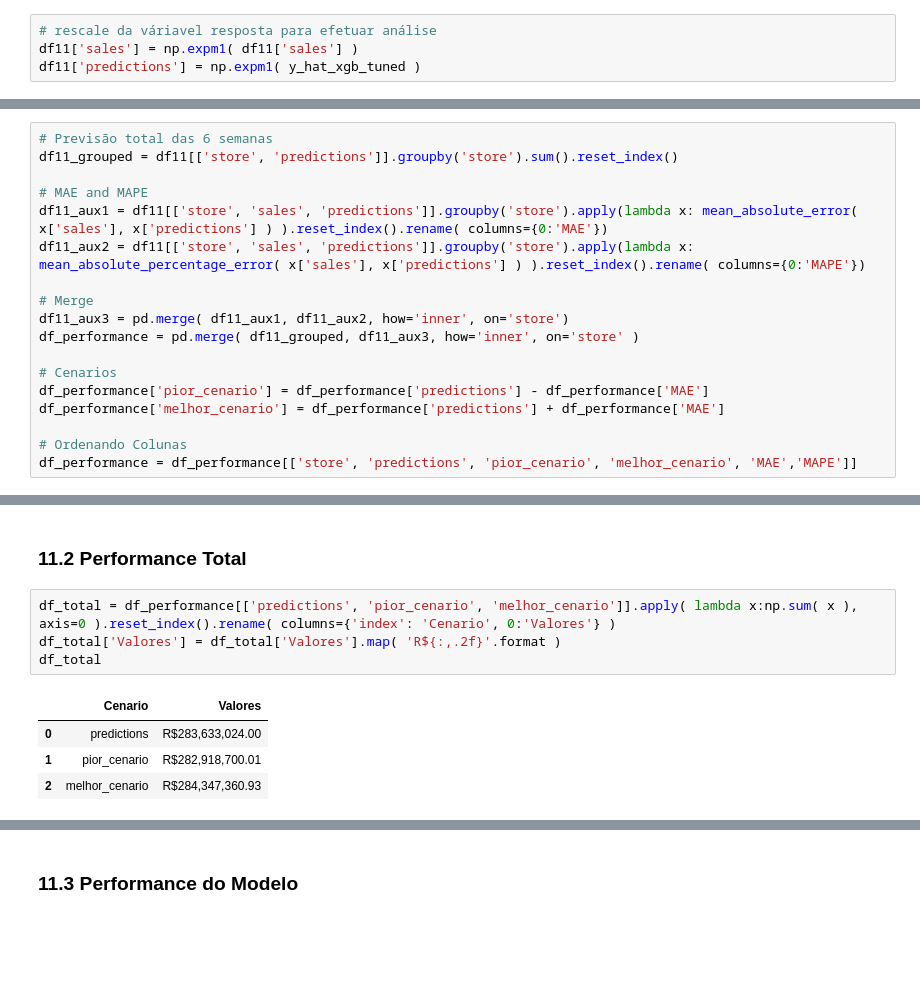
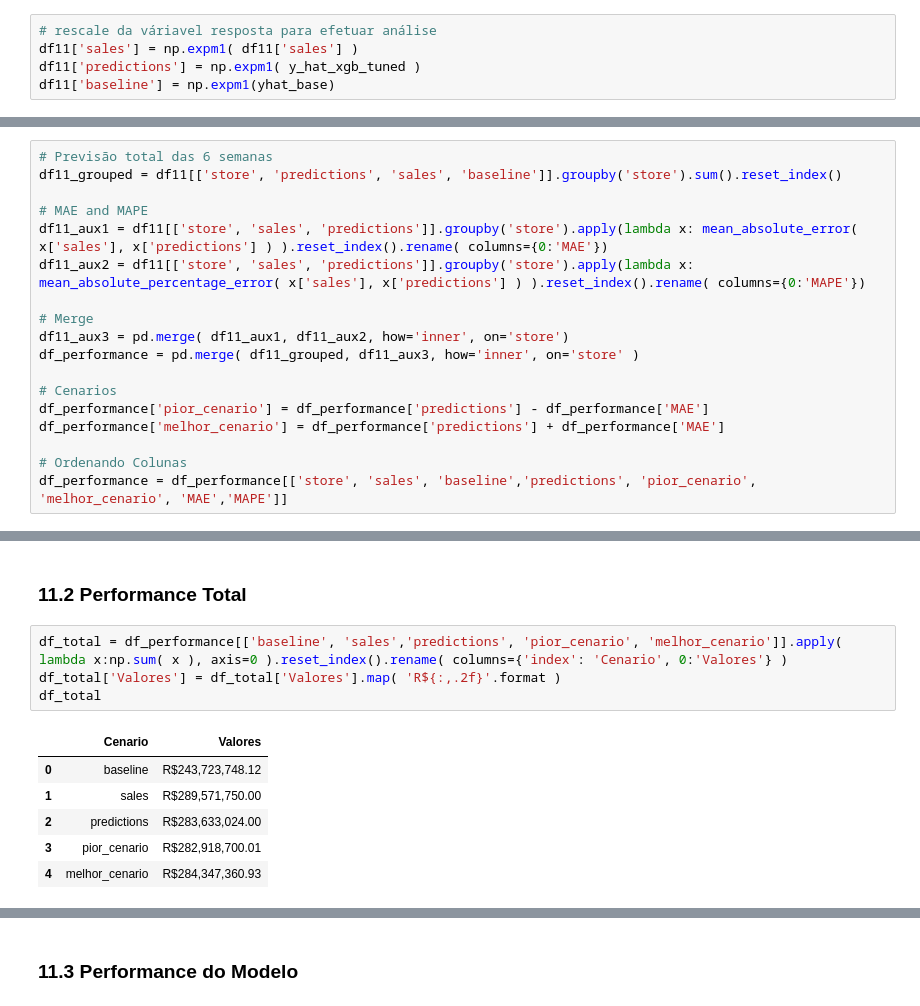
Before and after one commit to rafapires07/rossmann_store, a Jupyter notebook: rossmann_store_jupyter.ipynb, the cells around one changed output, grey strips where cells are left out. Cells and saved outputs as stored; diff of their text form; blank space fills up the shorter version.

```diff
--- a/rossmann_store_jupyter.ipynb
+++ b/rossmann_store_jupyter.ipynb
@@ -1202,11 +1202,12 @@ df11 = X_test[cols_for_ml].copy()
 # rescale da váriavel resposta para efetuar análise
 df11['sales'] = np.expm1( df11['sales'] )
 df11['predictions'] = np.expm1( y_hat_xgb_tuned )
+df11['baseline'] = np.expm1(yhat_base)
 # %% [markdown]
 ### 11.1 Performance - Loja a loja
 # %%
 # Previsão total das 6 semanas
-df11_grouped = df11[['store', 'predictions']].groupby('store').sum().reset_index()
+df11_grouped = df11[['store', 'predictions', 'sales', 'baseline']].groupby('store').sum().reset_index()
 
 # MAE and MAPE
 df11_aux1 = df11[['store', 'sales', 'predictions']].groupby('store').apply(lambda x: mean_absolute_error( x['sales'], x['predictions'] ) ).reset_index().rename( columns={0:'MAE'})
@@ -1221,7 +1222,7 @@ df_performance['pior_cenario'] = df_performance['predictions'] - df_performance[
 df_performance['melhor_cenario'] = df_performance['predictions'] + df_performance['MAE']
 
 # Ordenando Colunas
-df_performance = df_performance[['store', 'predictions', 'pior_cenario', 'melhor_cenario', 'MAE','MAPE']]
+df_performance = df_performance[['store', 'sales', 'baseline','predictions', 'pior_cenario', 'melhor_cenario', 'MAE','MAPE']]
 # %%
 df_performance.sort_values("MAPE", ascending = False).head(10).reset_index()
 # %% [output]
@@ -1246,11 +1248,13 @@ sns.scatterplot( x='store', y='MAPE', data=df_performance )
 # %% [markdown]
 ### 11.2 Performance Total
 # %%
-df_total = df_performance[['predictions', 'pior_cenario', 'melhor_cenario']].apply( lambda x:np.sum( x ), axis=0 ).reset_index().rename( columns={'index': 'Cenario', 0:'Valores'} )
+df_total = df_performance[['baseline', 'sales','predictions', 'pior_cenario', 'melhor_cenario']].apply( lambda x:np.sum( x ), axis=0 ).reset_index().rename( columns={'index': 'Cenario', 0:'Valores'} )
 df_total['Valores'] = df_total['Valores'].map( 'R${:,.2f}'.format )
 df_total
 # %% [output]
 |  | Cenario | Valores |
-| 0 | predictions | R$283,633,024.00 |
-| 1 | pior_cenario | R$282,918,700.01 |
-| 2 | melhor_cenario | R$284,347,360.93 |
+| 0 | baseline | R$243,723,748.12 |
+| 1 | sales | R$289,571,750.00 |
+| 2 | predictions | R$283,633,024.00 |
+| 3 | pior_cenario | R$282,918,700.01 |
+| 4 | melhor_cenario | R$284,347,360.93 |
```
Also changed, not shown: parts of 3 cells of this notebook, 13 other files.
